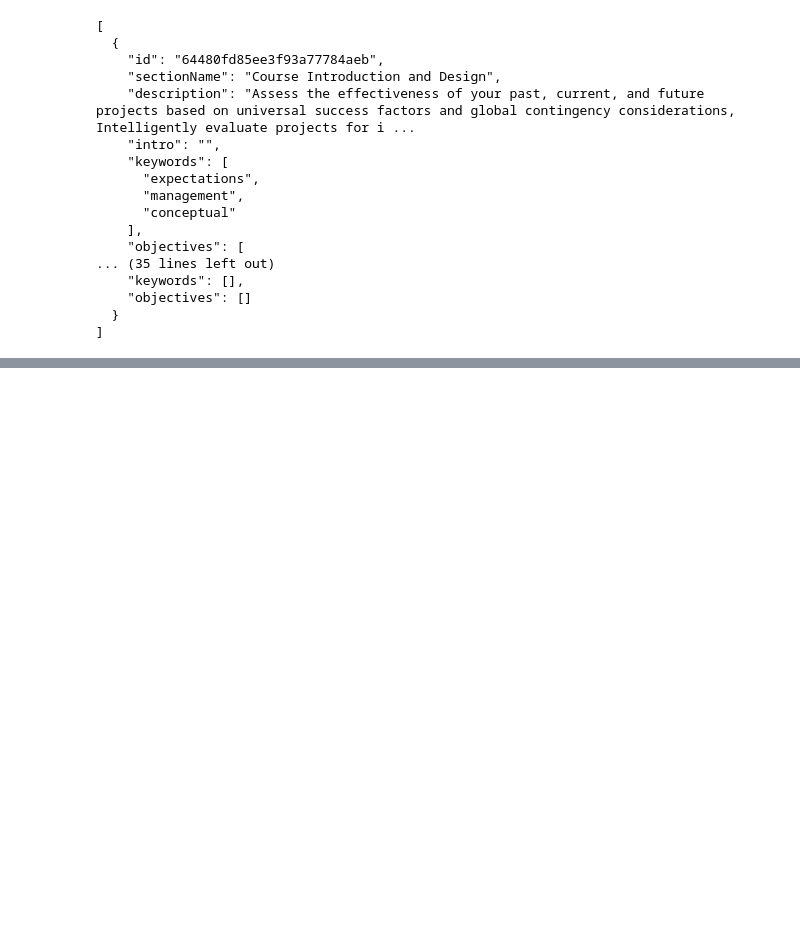
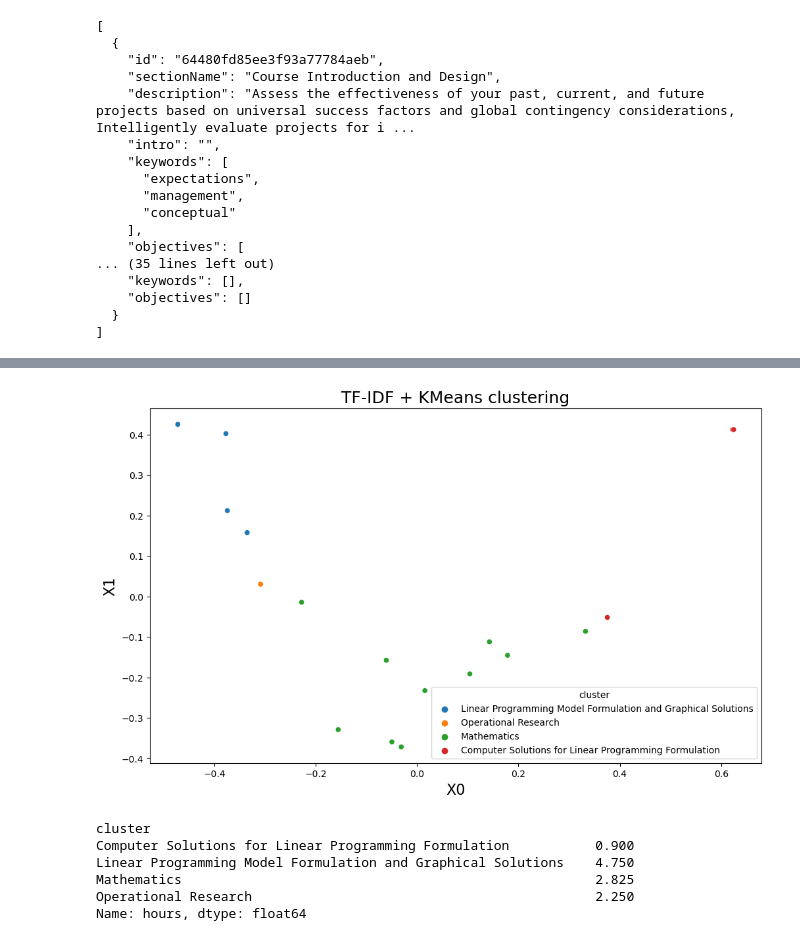
Before and after one commit to odu-emse/mms, a Jupyter notebook: cluster.ipynb, the cells around one changed output, grey strips where cells are left out. Drawn from its saved outputs; the diff is of its cells as text; code cells hidden in the pictures; blank space fills up the shorter version.

Commit message:
feat(clustering): Text vectorization and clustering completed The notebook fetches all the module data, vectorized all text content for each module, and clusters them using KNN and TF-IDF

```diff
--- a/cluster.ipynb
+++ b/cluster.ipynb
@@ -94,0 +203,21 @@ objectivesDF.head(10)
+# %%
+from sklearn.cluster import KMeans
+
+kmeans = KMeans(n_clusters=4, random_state=42)
+
+kmeans.fit(X)
+
+clusters = kmeans.labels_
+# %%
+from sklearn.decomposition import PCA
+
+pca = PCA(n_components=4, random_state=42)
+
+reduced_features = pca.fit_transform(X.toarray())
+
+x0 = reduced_features[:, 0]
+x1 = reduced_features[:, 1]
+# %%
+moduleDF['cluster'] = clusters
+moduleDF['x0'] = x0
+moduleDF['x1'] = x1
@@ -94,0 +266,9 @@ objectivesDF.head(10)
+# %%
+cluster_map = {
+    0: 'Mathematics',
+    1: 'Operational Research',
+    2: 'Linear Programming Model Formulation and Graphical Solutions',
+    3: 'Computer Solutions for Linear Programming Formulation'
+}
+
+moduleDF['cluster'] = moduleDF['cluster'].map(cluster_map)
@@ -94,0 +295,26 @@ objectivesDF.head(10)
+# %%
+from matplotlib import pyplot as plt
+import seaborn as sns
+
+# set image size
+plt.figure(figsize=(12, 7))
+# set a title
+plt.title("TF-IDF + KMeans clustering", fontdict={"fontsize": 18})
+# set axes names
+plt.xlabel("X0", fontdict={"fontsize": 16})
+plt.ylabel("X1", fontdict={"fontsize": 16})
+# create scatter plot with seaborn, where hue is the class used to group the data
+sns.scatterplot(data=moduleDF, x='x0', y='x1', hue='cluster', palette="tab10")
+plt.show()
+# %% [output]
+[figure, added]
+# %%
+# sum the number of hours for each cluster
+moduleDF.groupby('cluster')['hours'].sum()
+# %% [output]
+cluster
+Computer Solutions for Linear Programming Formulation           0.900
+Linear Programming Model Formulation and Graphical Solutions    4.750
+Mathematics                                                     2.825
+Operational Research                                            2.250
+Name: hours, dtype: float64
```
Also changed, not shown: parts of 20 cells of this notebook, 1 other file.
